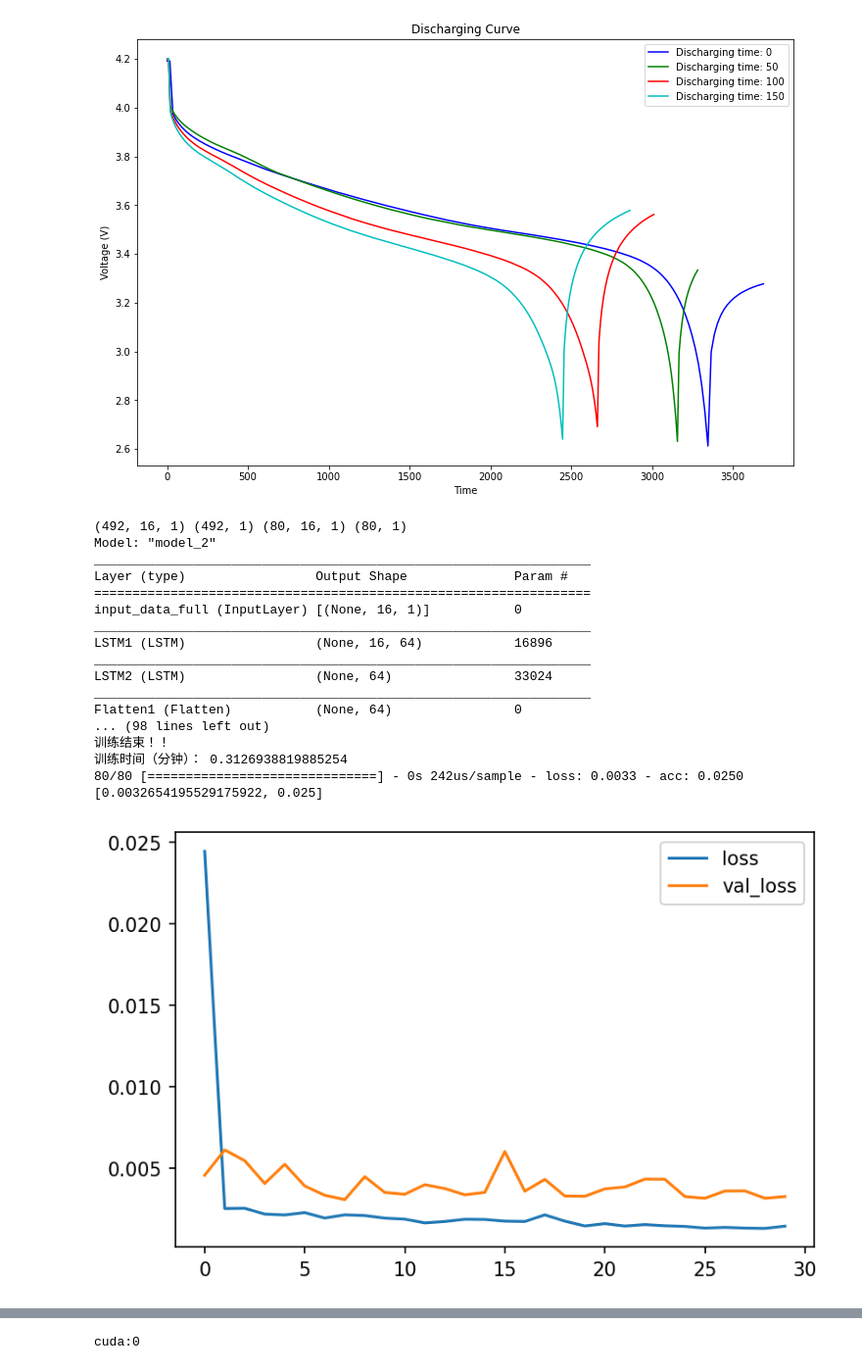
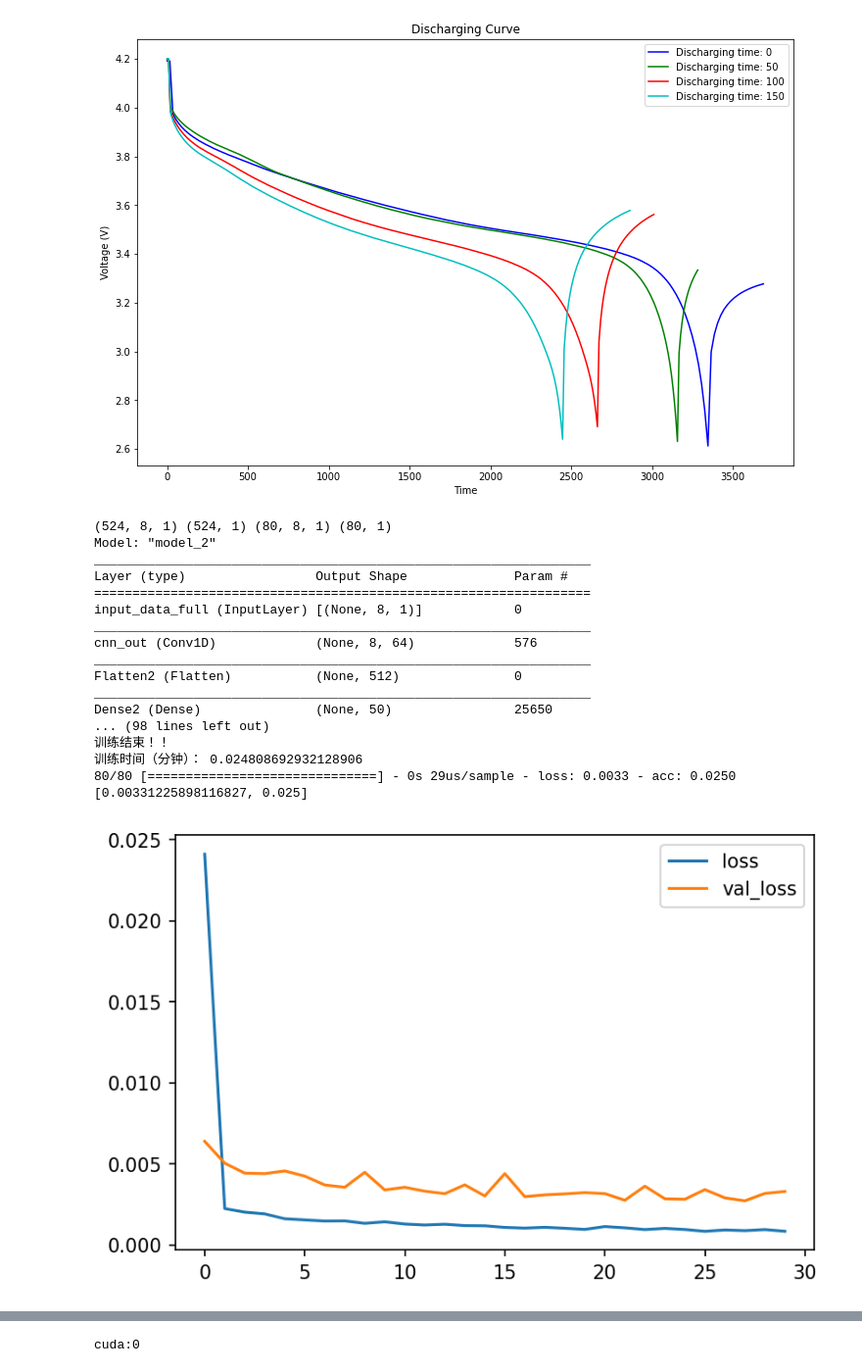
Before and after one commit to CKing111/code_learn, a Jupyter notebook: 电池寿命检测--论文code/src/开发测试-2.ipynb, the cells around one changed output, grey strips where cells are left out. Shown at 98% size. Saved outputs shown, nothing was run; the diff lists cells and outputs as text; code cells hidden in the pictures.

```diff
--- a/电池寿命检测--论文code/src/开发测试-2.ipynb
+++ b/电池寿命检测--论文code/src/开发测试-2.ipynb
@@ -467,7 +467,7 @@ def build_model_cnn1d():
     # 定义输入
 #     input_data_sm = Input(shape=(1,1), name='input_data_sm')
 #     input_data_wh = Input(shape=(140,1), name='input_data_wh')
-    input_data_full = Input(shape=(16,1), name='input_data_full')
+    input_data_full = Input(shape=(8,1), name='input_data_full')
 
     # WH处理分支
     cnn_out = Conv1D(filters=64, kernel_size=8,
@@ -558,7 +558,7 @@ import time
 
 
 # 单特征训练
-def tain(lr=0.001, feature_size=16, hidden_dim=128, num_layers=2,
+def tain(lr=0.001, feature_size=8, hidden_dim=128, num_layers=2,
          weight_decay=0.0, mode = 'LSTM', EPOCH=1000, seed=0, list_nums=4):
     # Battery_list ： 样本列表
     # Battery      ：【序号，电池容量】
@@ -580,7 +580,7 @@ def tain(lr=0.001, feature_size=16, hidden_dim=128, num_layers=2,
     print(train_x.shape, train_y.shape, test_x.shape, test_y.shape)
 
 #     # 模型配置
-    model,strr = build_model_LSTM()
+    model,strr = build_model_cnn1d()
 
 
     checkpoint_save_dir='./test1/'
@@ -604,42 +604,42 @@ def tain(lr=0.001, feature_size=16, hidden_dim=128, num_layers=2,
     print('训练时间（分钟）：',(end_sampling-start_sampling)/60)
 
     score_sampling = model.evaluate(test_x, test_y, batch_size=8)
     # score_sampling = model.evaluate(X_test,y_test, batch_size=128)
     print(score_sampling)
     plt.figure(dpi=150)
     plt.plot(hist_sampling.history['loss'], label='loss')
 #     plt.plot(hist_sampling.history['acc'], label='acc')
 #     plt.plot(hist_sampling.history['val_acc'], label='val_acc')
     plt.plot(hist_sampling.history['val_loss'], label='val_loss')
     plt.legend()
     plt.show()
     return model, train_x, train_y, test_x, test_y, train_x1, train_y1, test_x1, test_y1, Extremum_matrix
 
 # 0.004 0.018
 
 model, train_x, train_y, test_x, test_y, train_x1, train_y1, test_x1, test_y1, Extremum_matrix = tain()
 #         setup_seed(seed)
 #         model = Net(input_size=feature_size, hidden_dim=hidden_dim, num_layers=num_layers, mode=mode)
 #         model = model.to(device)
 # %% [output]
-(492, 16, 1) (492, 1) (80, 16, 1) (80, 1)
+(524, 8, 1) (524, 1) (80, 8, 1) (80, 1)
 Model: "model_2"
 _________________________________________________________________
 Layer (type)                 Output Shape              Param #
 =================================================================
-input_data_full (InputLayer) [(None, 16, 1)]           0
+input_data_full (InputLayer) [(None, 8, 1)]            0
 _________________________________________________________________
-LSTM1 (LSTM)                 (None, 16, 64)            16896
+cnn_out (Conv1D)             (None, 8, 64)             576
 _________________________________________________________________
-LSTM2 (LSTM)                 (None, 64)                33024
+Flatten2 (Flatten)           (None, 512)               0
 _________________________________________________________________
-Flatten1 (Flatten)           (None, 64)                0
+Dense2 (Dense)               (None, 50)                25650
 ... (98 lines left out)
 训练结束！！
-训练时间（分钟）： 0.3126938819885254
-80/80 [==============================] - 0s 242us/sample - loss: 0.0033 - acc: 0.0250
-[0.0032654195529175922, 0.025]
+训练时间（分钟）： 0.024808692932128906
+80/80 [==============================] - 0s 29us/sample - loss: 0.0033 - acc: 0.0250
+[0.00331225898116827, 0.025]
-[figure, old version]
+[figure, new version]
 # %%
 print(test_x1.shape)
 test_x1_,  s5 = Fit_transform(test_x1,0,1)
```
Also changed, not shown: parts of 3 cells of this notebook, 4 other files.
